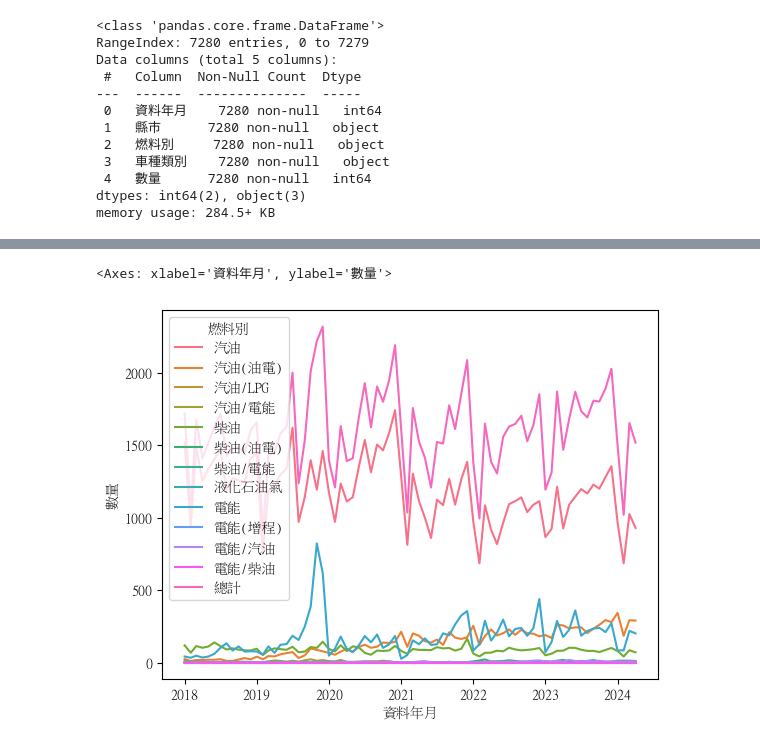
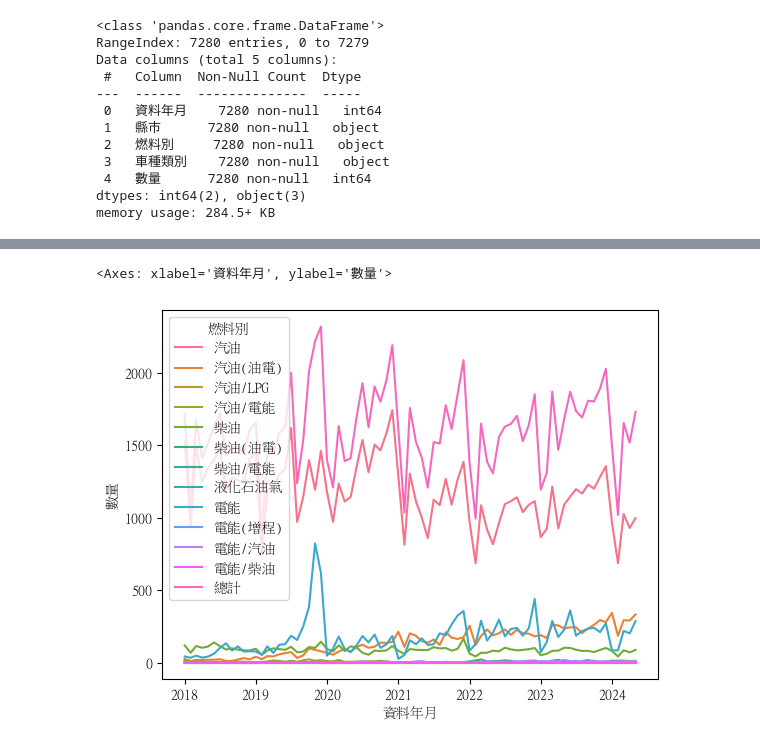
Before and after one commit to lilyleungch/erbscope99, a Jupyter notebook: data_cleansing/data_ploting.ipynb, the cells around one changed output, grey strips where cells are left out. Drawn from its saved outputs; the diff is of its cells as text; code cells hidden in the pictures.

Commit message:
plotting

```diff
--- a/data_cleansing/data_ploting.ipynb
+++ b/data_cleansing/data_ploting.ipynb
@@ -64,12 +65,12 @@ taipei_sales.sample(20)
 # %%
 from matplotlib import font_manager
 fontP = font_manager.FontProperties(family='Microsoft JhengHei', size=14)
 
-taipei_sales_after_2023 = taipei_sales[taipei_sales['資料年月']<202405]
-sns.lineplot(data = taipei_sales_after_2023, x=taipei_sales_after_2023.index ,y='數量', hue = '燃料別', errorbar = None)
+taipei_sales_after_2023 = taipei_sales[taipei_sales['資料年月']<202406]
+sns.lineplot(data = taipei_sales_after_2023, x=taipei_sales_after_2023.index ,y='數量', hue ='燃料別', errorbar = None)
 # %% [output]
 <Axes: xlabel='資料年月', ylabel='數量'>
-[figure, old version]
+[figure, new version]
 # %%
 sns.scatterplot(data = taipei_sales_after_2023, x=taipei_sales_after_2023.index ,y='數量', hue = '燃料別', size = '車種類別')
 # %% [output]
```
Also changed, not shown: parts of 6 cells of this notebook, 4 other files.
